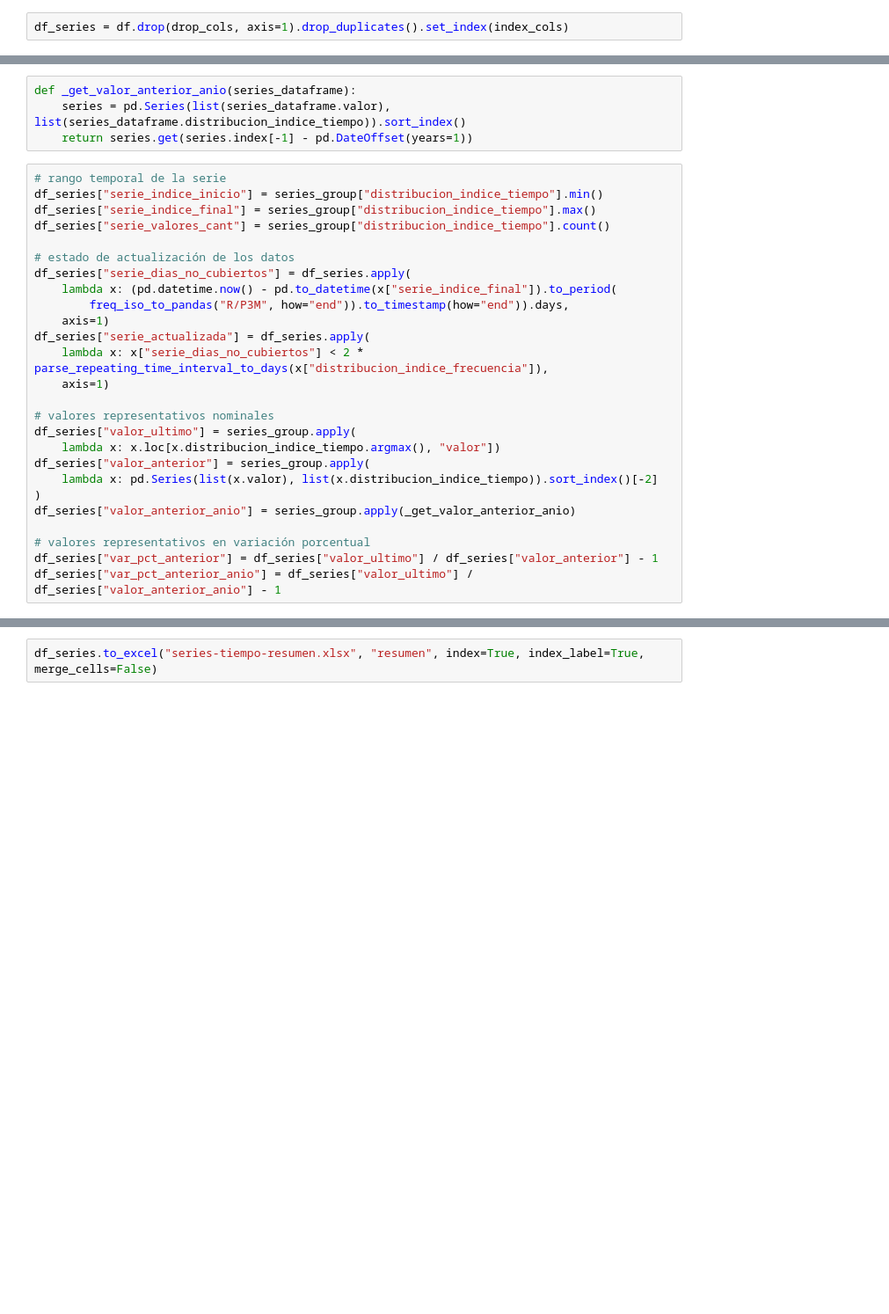
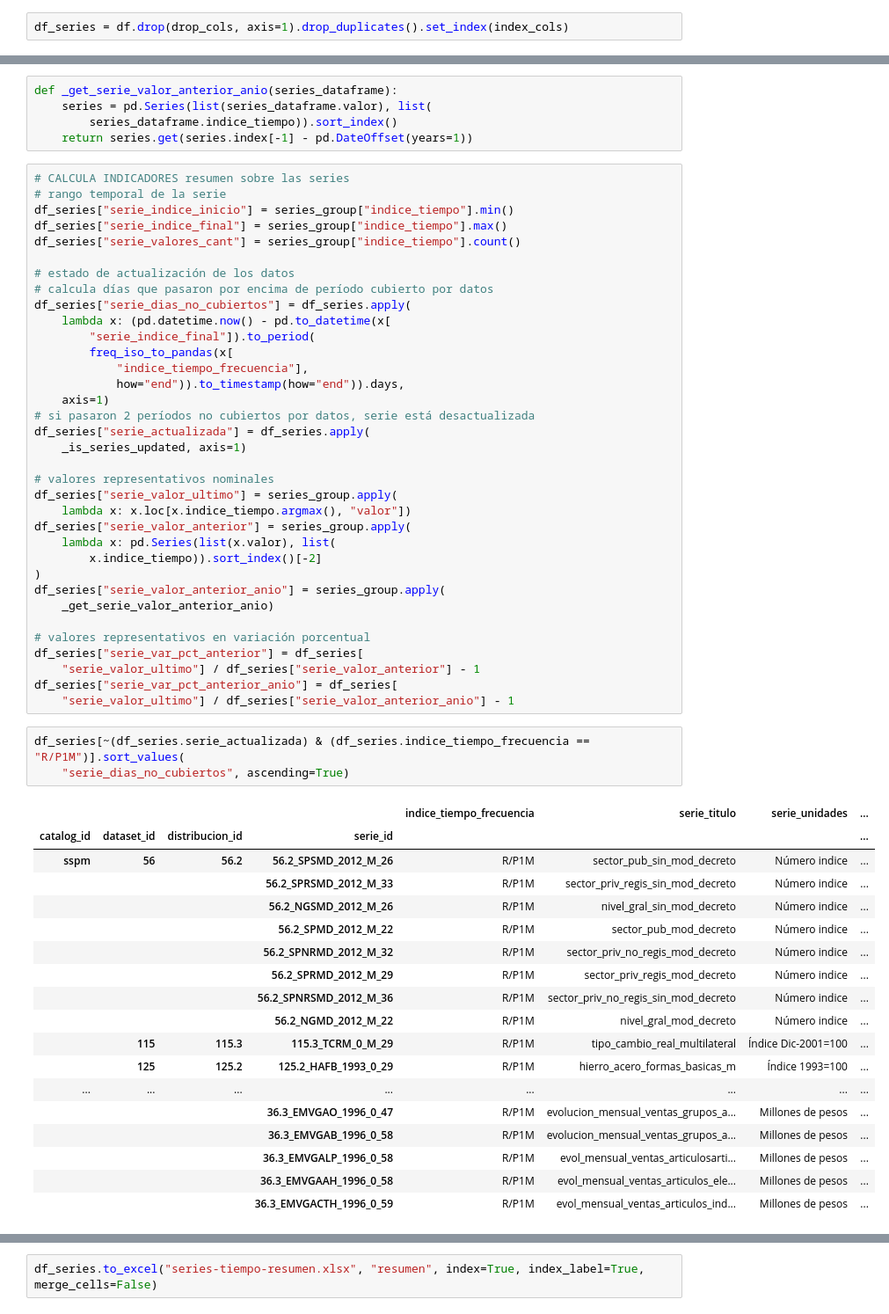
Before and after one commit to datosgobar/series-tiempo-ar-scraping, a Jupyter notebook: scripts/Pruebas dumps.ipynb, the cells around one changed output, grey strips where cells are left out. Shown: that part at 88% size. Saved outputs shown, nothing was run; the diff lists cells and outputs as text; blank space fills up the shorter version.

Commit message:
Modifico criterio de serie actualizada.

```diff
--- a/scripts/Pruebas dumps.ipynb
+++ b/scripts/Pruebas dumps.ipynb
@@ -34,30 +46,62 @@ df_series = df.drop(drop_cols, axis=1).drop_duplicates().set_index(index_cols)
 # %%
-def _get_valor_anterior_anio(series_dataframe):
-    series = pd.Series(list(series_dataframe.valor), list(series_dataframe.distribucion_indice_tiempo)).sort_index()
+def _get_serie_valor_anterior_anio(series_dataframe):
+    series = pd.Series(list(series_dataframe.valor), list(
+        series_dataframe.indice_tiempo)).sort_index()
     return series.get(series.index[-1] - pd.DateOffset(years=1))
 # %%
+# CALCULA INDICADORES resumen sobre las series
 # rango temporal de la serie
-df_series["serie_indice_inicio"] = series_group["distribucion_indice_tiempo"].min()
-df_series["serie_indice_final"] = series_group["distribucion_indice_tiempo"].max()
-df_series["serie_valores_cant"] = series_group["distribucion_indice_tiempo"].count()
+df_series["serie_indice_inicio"] = series_group["indice_tiempo"].min()
+df_series["serie_indice_final"] = series_group["indice_tiempo"].max()
+df_series["serie_valores_cant"] = series_group["indice_tiempo"].count()
 
 # estado de actualización de los datos
+# calcula días que pasaron por encima de período cubierto por datos
 df_series["serie_dias_no_cubiertos"] = df_series.apply(
-    lambda x: (pd.datetime.now() - pd.to_datetime(x["serie_indice_final"]).to_period(
-        freq_iso_to_pandas("R/P3M", how="end")).to_timestamp(how="end")).days,
+    lambda x: (pd.datetime.now() - pd.to_datetime(x[
+        "serie_indice_final"]).to_period(
+        freq_iso_to_pandas(x[
+            "indice_tiempo_frecuencia"],
+            how="end")).to_timestamp(how="end")).days,
     axis=1)
+# si pasaron 2 períodos no cubiertos por datos, serie está desactualizada
 df_series["serie_actualizada"] = df_series.apply(
-    lambda x: x["serie_dias_no_cubiertos"] < 2 * parse_repeating_time_interval_to_days(x["distribucion_indice_frecuencia"]),
-    axis=1)
+    _is_series_updated, axis=1)
 
 # valores representativos nominales
-df_series["valor_ultimo"] = series_group.apply(
-    lambda x: x.loc[x.distribucion_indice_tiempo.argmax(), "valor"])
-df_series["valor_anterior"] = series_group.apply(
-    lambda x: pd.Series(list(x.valor), list(x.distribucion_indice_tiempo)).sort_index()[-2]
+df_series["serie_valor_ultimo"] = series_group.apply(
+    lambda x: x.loc[x.indice_tiempo.argmax(), "valor"])
+df_series["serie_valor_anterior"] = series_group.apply(
+    lambda x: pd.Series(list(x.valor), list(
+        x.indice_tiempo)).sort_index()[-2]
 )
-df_series["valor_anterior_anio"] = series_group.apply(_get_valor_anterior_anio)
+df_series["serie_valor_anterior_anio"] = series_group.apply(
+    _get_serie_valor_anterior_anio)
 
 # valores representativos en variación porcentual
-df_series["var_pct_anterior"] = df_series["valor_ultimo"] / df_series["valor_anterior"] - 1
-df_series["var_pct_anterior_anio"] = df_series["valor_ultimo"] / df_series["valor_anterior_anio"] - 1
+df_series["serie_var_pct_anterior"] = df_series[
+    "serie_valor_ultimo"] / df_series["serie_valor_anterior"] - 1
+df_series["serie_var_pct_anterior_anio"] = df_series[
+    "serie_valor_ultimo"] / df_series["serie_valor_anterior_anio"] - 1
+# %%
+df_series[~(df_series.serie_actualizada) & (df_series.indice_tiempo_frecuencia == "R/P1M")].sort_values(
+    "serie_dias_no_cubiertos", ascending=True)
+# %% [output]
+|  |  |  |  | indice_tiempo_frecuencia | serie_titulo | serie_unidades | ... |
+| catalog_id | dataset_id | distribucion_id | serie_id |  |  |  | ... |
+| sspm | 56 | 56.2 | 56.2_SPSMD_2012_M_26 | R/P1M | sector_pub_sin_mod_decreto | Número indice | ... |
+|  |  |  | 56.2_SPRSMD_2012_M_33 | R/P1M | sector_priv_regis_sin_mod_decreto | Número indice | ... |
+|  |  |  | 56.2_NGSMD_2012_M_26 | R/P1M | nivel_gral_sin_mod_decreto | Número indice | ... |
+|  |  |  | 56.2_SPMD_2012_M_22 | R/P1M | sector_pub_mod_decreto | Número indice | ... |
+|  |  |  | 56.2_SPNRMD_2012_M_32 | R/P1M | sector_priv_no_regis_mod_decreto | Número indice | ... |
+|  |  |  | 56.2_SPRMD_2012_M_29 | R/P1M | sector_priv_regis_mod_decreto | Número indice | ... |
+|  |  |  | 56.2_SPNRSMD_2012_M_36 | R/P1M | sector_priv_no_regis_sin_mod_decreto | Número indice | ... |
+|  |  |  | 56.2_NGMD_2012_M_22 | R/P1M | nivel_gral_mod_decreto | Número indice | ... |
+|  | 115 | 115.3 | 115.3_TCRM_0_M_29 | R/P1M | tipo_cambio_real_multilateral | Índice Dic-2001=100 | ... |
+|  | 125 | 125.2 | 125.2_HAFB_1993_0_29 | R/P1M | hierro_acero_formas_basicas_m | Índice 1993=100 | ... |
+| ... | ... | ... | ... | ... | ... | ... | ... |
+|  |  |  | 36.3_EMVGAO_1996_0_47 | R/P1M | evolucion_mensual_ventas_grupos_a... | Millones de pesos | ... |
+|  |  |  | 36.3_EMVGAB_1996_0_58 | R/P1M | evolucion_mensual_ventas_grupos_a... | Millones de pesos | ... |
+|  |  |  | 36.3_EMVGALP_1996_0_58 | R/P1M | evol_mensual_ventas_articulosarti... | Millones de pesos | ... |
+|  |  |  | 36.3_EMVGAAH_1996_0_58 | R/P1M | evol_mensual_ventas_articulos_ele... | Millones de pesos | ... |
+|  |  |  | 36.3_EMVGACTH_1996_0_59 | R/P1M | evol_mensual_ventas_articulos_ind... | Millones de pesos | ... |
```
Also changed, not shown: parts of 4 cells of this notebook, 2 other files.
